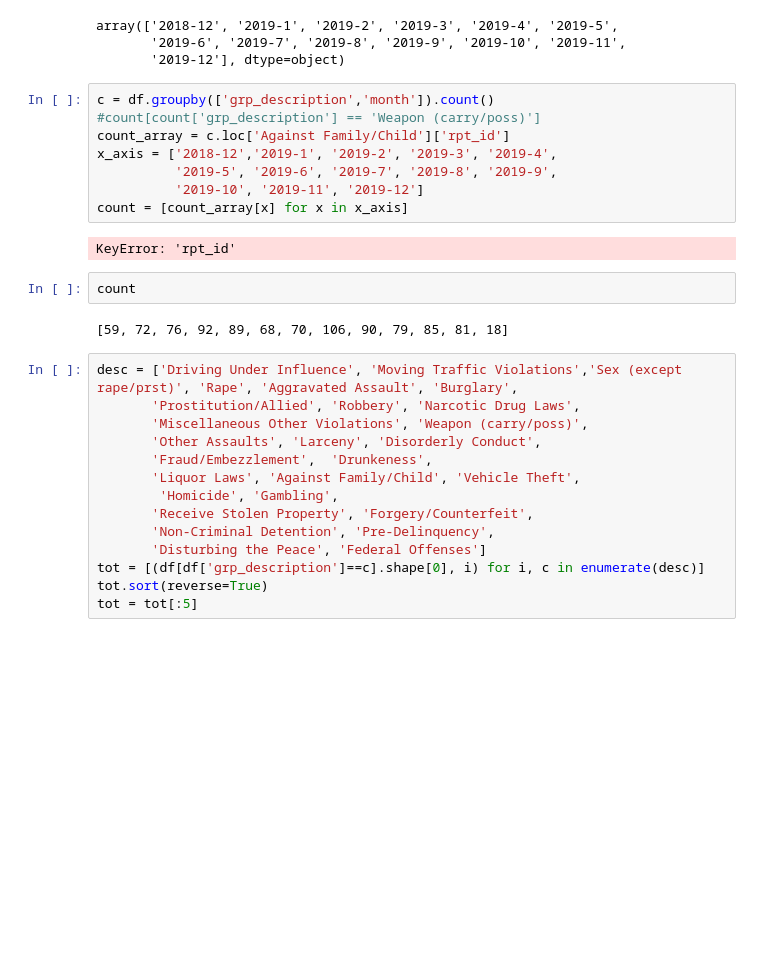
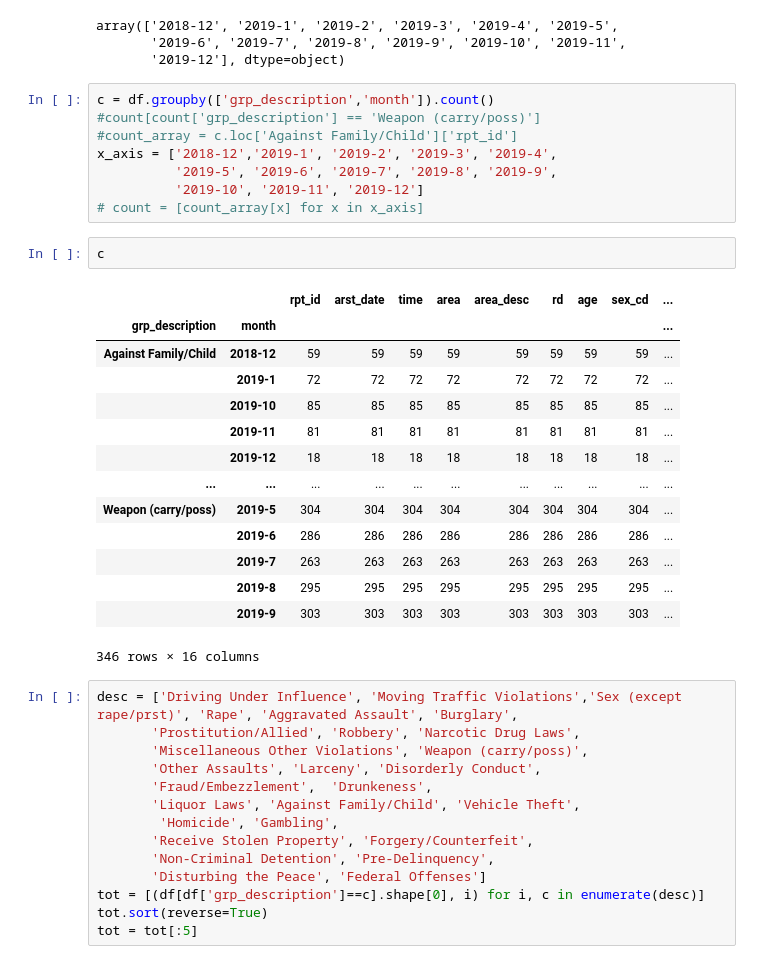
Before and after one commit to LACrimeMap/LACrimeMap, a Jupyter notebook: Visualization.ipynb, the cells around one changed output. Cells and saved outputs as stored; diff of their text form; blank space fills up the shorter version.

```diff
--- a/Visualization.ipynb
+++ b/Visualization.ipynb
@@ -76,17 +76,28 @@ array(['2018-12', '2019-1', '2019-2', '2019-3', '2019-4', '2019-5',
 # %%
 c = df.groupby(['grp_description','month']).count()
 #count[count['grp_description'] == 'Weapon (carry/poss)']
-count_array = c.loc['Against Family/Child']['rpt_id']
+#count_array = c.loc['Against Family/Child']['rpt_id']
 x_axis = ['2018-12','2019-1', '2019-2', '2019-3', '2019-4',
           '2019-5', '2019-6', '2019-7', '2019-8', '2019-9',
           '2019-10', '2019-11', '2019-12']
-count = [count_array[x] for x in x_axis]
+# count = [count_array[x] for x in x_axis]
-# %% [output]
-KeyError: 'rpt_id'
-# %%
-count
-# %% [output]
-[59, 72, 76, 92, 89, 68, 70, 106, 90, 79, 85, 81, 18]
+# %%
+c
+# %% [output]
+|  |  | rpt_id | arst_date | time | area | area_desc | rd | age | sex_cd | ... |
+| grp_description | month |  |  |  |  |  |  |  |  | ... |
+| Against Family/Child | 2018-12 | 59 | 59 | 59 | 59 | 59 | 59 | 59 | 59 | ... |
+|  | 2019-1 | 72 | 72 | 72 | 72 | 72 | 72 | 72 | 72 | ... |
+|  | 2019-10 | 85 | 85 | 85 | 85 | 85 | 85 | 85 | 85 | ... |
+|  | 2019-11 | 81 | 81 | 81 | 81 | 81 | 81 | 81 | 81 | ... |
+|  | 2019-12 | 18 | 18 | 18 | 18 | 18 | 18 | 18 | 18 | ... |
+| ... | ... | ... | ... | ... | ... | ... | ... | ... | ... | ... |
+| Weapon (carry/poss) | 2019-5 | 304 | 304 | 304 | 304 | 304 | 304 | 304 | 304 | ... |
+|  | 2019-6 | 286 | 286 | 286 | 286 | 286 | 286 | 286 | 286 | ... |
+|  | 2019-7 | 263 | 263 | 263 | 263 | 263 | 263 | 263 | 263 | ... |
+|  | 2019-8 | 295 | 295 | 295 | 295 | 295 | 295 | 295 | 295 | ... |
+|  | 2019-9 | 303 | 303 | 303 | 303 | 303 | 303 | 303 | 303 | ... |
+346 rows × 16 columns
 # %%
 desc = ['Driving Under Influence', 'Moving Traffic Violations','Sex (except rape/prst)', 'Rape', 'Aggravated Assault', 'Burglary',
        'Prostitution/Allied', 'Robbery', 'Narcotic Drug Laws',
```
Also changed, not shown: parts of 1 cell of this notebook, 1 other file.
